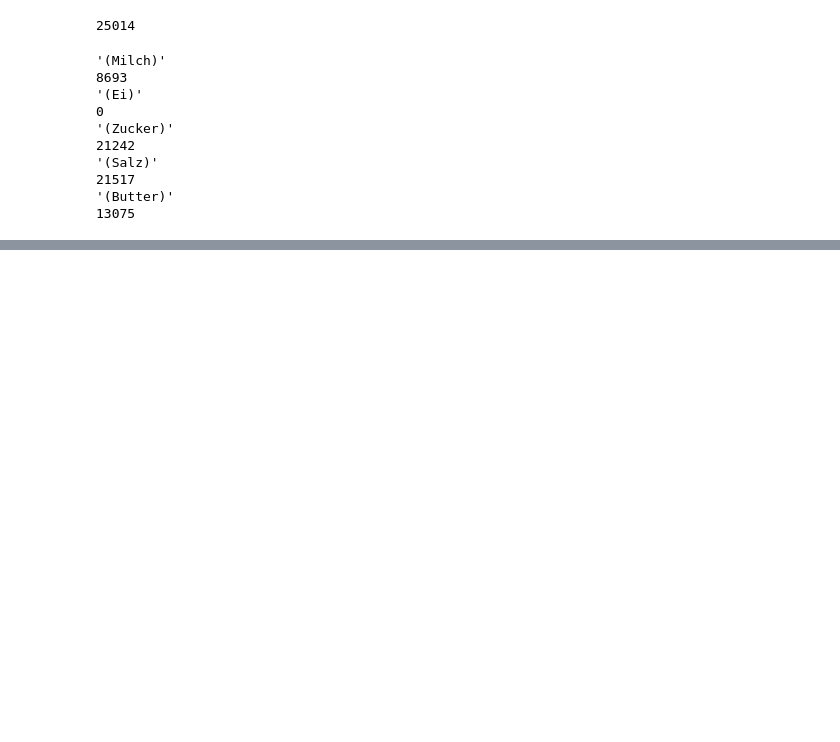
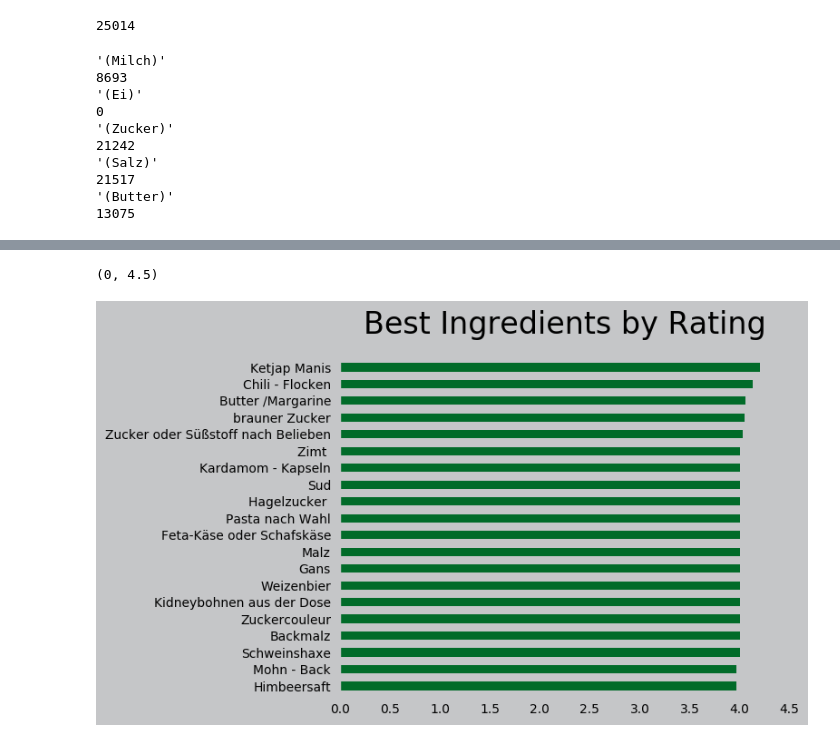
Before and after one commit to jlstro/Data-Studio, a Jupyter notebook: code/02-chefanalyse/data_work/chefanalyse-classic counting.ipynb, the cells around one changed output, grey strips where cells are left out. Drawn from its saved outputs; the diff is of its cells as text; code cells hidden in the pictures; blank space fills up the shorter version.

```diff
--- a/code/02-chefanalyse/data_work/chefanalyse-classic counting.ipynb
+++ b/code/02-chefanalyse/data_work/chefanalyse-classic counting.ipynb
@@ -189,0 +328,2 @@ odict_items([('Butter und 1 TL Dattelpaste', 1), ('Naturjoghurt 1 % Fett', 1), (
+# %%
+df_zut['count'][2913] = df_zut[df_zut['name'] == 'Milch']['count'].sum()
@@ -189,0 +335,2 @@ odict_items([('Butter und 1 TL Dattelpaste', 1), ('Naturjoghurt 1 % Fett', 1), (
+# %%
+df_zut.drop(df_zut.index[9408], inplace = True)
@@ -189,0 +342,3 @@ odict_items([('Butter und 1 TL Dattelpaste', 1), ('Naturjoghurt 1 % Fett', 1), (
+# %%
+# Index 5375 "Süßstoff nach Belieben" is a duplicate, same as "Zucker oder Süßstoff nach Belieben" - I'll drop it.
+df_zut.drop(df_zut.index[5375], inplace = True)
@@ -189,0 +365,38 @@ odict_items([('Butter und 1 TL Dattelpaste', 1), ('Naturjoghurt 1 % Fett', 1), (
+# %%
+plt.rcdefaults()
+plt.rcParams.update({
+    'pdf.fonttype': 42,
+    'ps.fonttype': 42,
+    'patch.linewidth': 0.5,
+    'patch.facecolor': '#C5C6C8',
+    'patch.edgecolor': '#C5C6C8',
+    'patch.antialiased': True,
+    'font.size': 10.0,
+    'font.family': 'Futura',
+    'axes.facecolor': '#C5C6C8',
+    'axes.edgecolor': '#C5C6C8',
+    'axes.linewidth': '1',
+    'axes.grid': False,
+    'axes.titlesize': 'x-large',
+    'axes.labelsize': 'large',
+    'axes.labelcolor': 'black',
+    'axes.axisbelow': True,
+    'axes.prop_cycle': cycler('color', ['#002458', '#01388B', '#0474BC', '#009DE0', '#004318', '#016B29', '#6AAF21', '#BCCD02', '#013646', '#015764', '#017783', '#0198A1', '#570B56', '#7A0B69', '#E30059', '#700D10', '#940D13', '#EF7F01', '#FDCC03']),
+    'xtick.color': 'black',
+    'xtick.direction': 'out',
+    'ytick.color': 'black',
+    'ytick.direction': 'out',
+    'grid.color': 'C5C6C8',
+    'grid.linestyle': '-',
+    'figure.facecolor': 'C5C6C8',
+    'savefig.bbox' : 'tight'
+})
+# %%
+ax = df_zut.sort_values(by='avg', ascending = False).head(20).sort_values(by='avg').plot(kind='barh', color = "#016B29", y='avg', x='name', legend = False)
+ax.tick_params(which='both', left=False, bottom=False)
+ax.yaxis.label.set_visible(False)
+ax.set_title ("Best Ingredients by Rating", pad=20,fontsize=24)
+ax.set_xlim([0,4.5])
+# %% [output]
+(0, 4.5)
+[figure, added]
```
Also changed, not shown: parts of 53 cells of this notebook, 3 other files.
